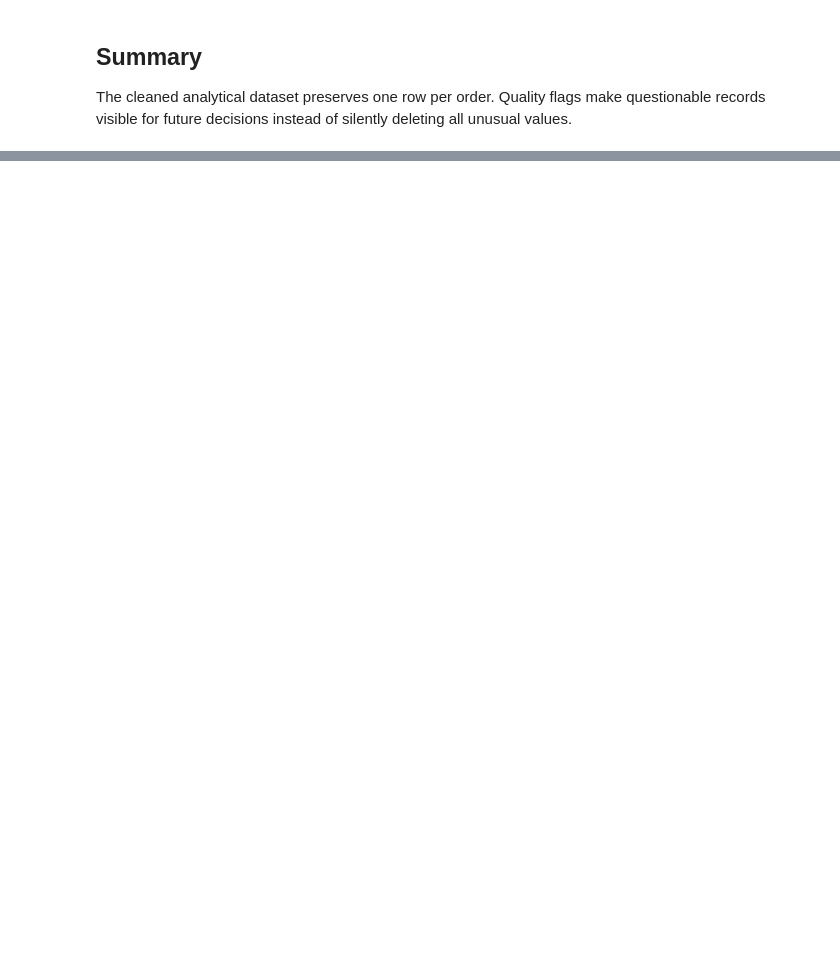
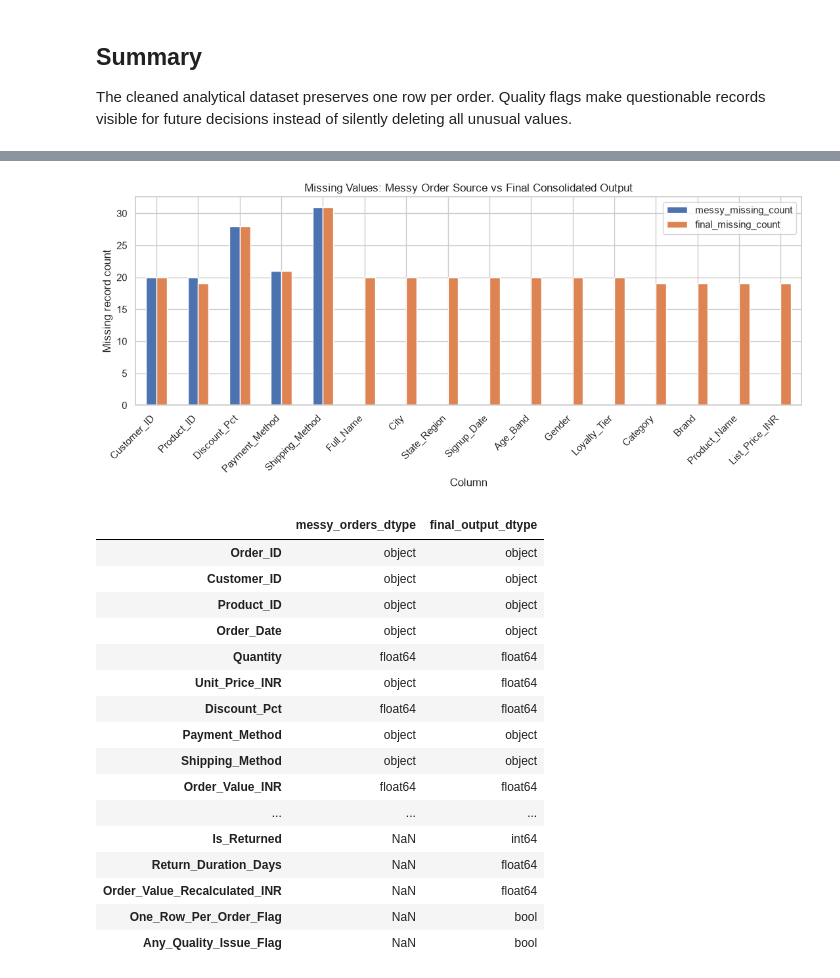
Before and after one commit to madhavharshit/EcomPolice, a Jupyter notebook: notebooks/synthetic_pipeline/04_data_preprocessing.ipynb, the cells around one changed output, grey strips where cells are left out. Drawn from its saved outputs; the diff is of its cells as text; code cells hidden in the pictures; blank space fills up the shorter version.

```diff
--- a/notebooks/synthetic_pipeline/04_data_preprocessing.ipynb
+++ b/notebooks/synthetic_pipeline/04_data_preprocessing.ipynb
@@ -159,0 +173,16 @@ The cleaned analytical dataset preserves one row per order. Quality flags make q
+# %%
+missing_audit = pd.read_csv(PROCESSED_DIR / 'preprocessing_missing_value_audit.csv')
+duplicate_audit = pd.read_csv(PROCESSED_DIR / 'preprocessing_duplicate_audit.csv')
+join_audit = pd.read_csv(PROCESSED_DIR / 'preprocessing_join_audit.csv')
+defect_audit = pd.read_csv(PROCESSED_DIR / 'preprocessing_defect_audit.csv')
+final_audited = pd.read_csv(PROCESSED_DIR / 'cleaned_orders.csv')
+
+volume_audit = pd.DataFrame([
+    {'stage': 'Messy orders input', 'rows': len(messy['orders']), 'columns': messy['orders'].shape[1], 'unique_Order_ID': messy['orders']['Order_ID'].nunique(dropna=True)},
+    {'stage': 'Cleaned orders before joins', 'rows': len(cleaned_tables.orders), 'columns': cleaned_tables.orders.shape[1], 'unique_Order_ID': cleaned_tables.orders['Order_ID'].nunique(dropna=True)},
+    {'stage': 'Final consolidated output', 'rows': len(final_audited), 'columns': final_audited.shape[1], 'unique_Order_ID': final_audited['Order_ID'].nunique(dropna=True)},
+])
+display(volume_audit)
+display(duplicate_audit)
+display(join_audit)
+display(quality_summary(final_audited).to_frame('final_count'))
@@ -159,0 +216,23 @@ The cleaned analytical dataset preserves one row per order. Quality flags make q
+# %%
+# Missing counts and percentages are calculated from the current generated CSV files.
+display(missing_audit)
+
+missing_for_plot = missing_audit[missing_audit['final_missing_count'].gt(0)].copy()
+fig, ax = plt.subplots(figsize=(11, 5))
+missing_for_plot.plot(
+    x='column',
+    y=['messy_missing_count', 'final_missing_count'],
+    kind='bar',
+    ax=ax,
+)
+ax.set_title('Missing Values: Messy Order Source vs Final Consolidated Output')
+ax.set_xlabel('Column')
+ax.set_ylabel('Missing record count')
+plt.xticks(rotation=45, ha='right')
+plt.tight_layout()
+plt.show()
+
+source_dtypes = messy['orders'].dtypes.astype(str).rename('messy_orders_dtype')
+final_dtypes = final_audited.dtypes.astype(str).rename('final_output_dtype')
+display(pd.concat([source_dtypes, final_dtypes], axis=1))
+# %% [output]
@@ -159,0 +256,18 @@ The cleaned analytical dataset preserves one row per order. Quality flags make q
+[figure, added]
+|  | messy_orders_dtype | final_output_dtype |
+| Order_ID | object | object |
+| Customer_ID | object | object |
+| Product_ID | object | object |
+| Order_Date | object | object |
+| Quantity | float64 | float64 |
+| Unit_Price_INR | object | float64 |
+| Discount_Pct | float64 | float64 |
+| Payment_Method | object | object |
+| Shipping_Method | object | object |
+| Order_Value_INR | float64 | float64 |
+| ... | ... | ... |
+| Is_Returned | NaN | int64 |
+| Return_Duration_Days | NaN | float64 |
+| Order_Value_Recalculated_INR | NaN | float64 |
+| One_Row_Per_Order_Flag | NaN | bool |
+| Any_Quality_Issue_Flag | NaN | bool |
```
Also changed, not shown: parts of 10 cells of this notebook, 13 other files.
